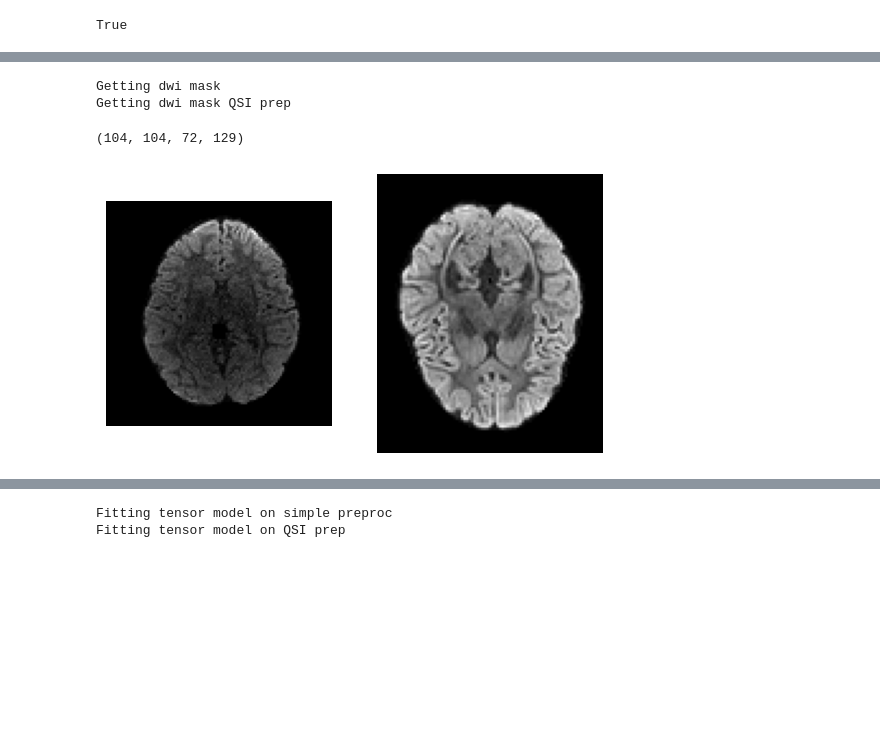
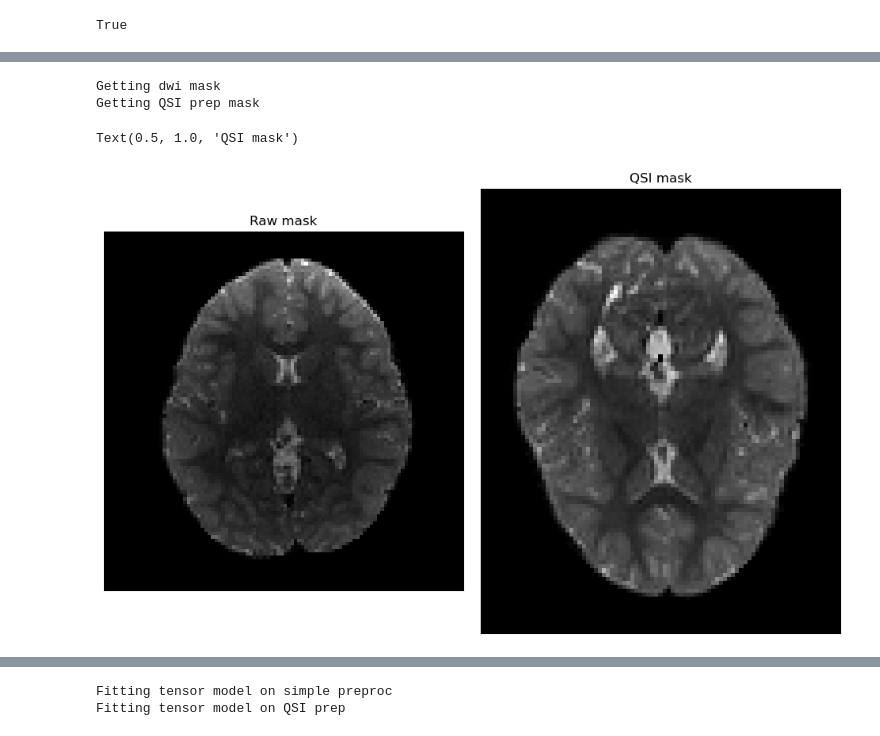
Before and after one commit to NeuroHackademy2024/diffusion-mri, a Jupyter notebook: code/004_recon_test_model_comp.ipynb, the cells around one changed output, grey strips where cells are left out. Saved outputs shown, nothing was run; the diff lists cells and outputs as text; code cells hidden in the pictures; blank space fills up the shorter version.

```diff
--- a/code/004_recon_test_model_comp.ipynb
+++ b/code/004_recon_test_model_comp.ipynb
@@ -168,32 +159,29 @@ plt.show()
 from dipy.segment.mask import median_otsu, multi_median
 
 print('Getting dwi mask')
-# Generates brian mask
-dwi_data_masked, dwi_mask = median_otsu(dwi_data, vol_idx=range(10, 50),
-                                        median_radius=5, numpass=2,
-                                        autocrop=False, dilate=2)
-
-print('Getting dwi mask QSI prep')
-dwi_data_masked_qsi, dwi_mask_qsi = median_otsu(dwi_data_qsi, vol_idx=range(10, 50),
-                                        median_radius=3, numpass=2,
-                                        autocrop=False, dilate=2)
+# Generates brian masks
+dwi_data_masked, dwi_mask = median_otsu(dwi_data, vol_idx = range(10, 50),
+                                        median_radius = 5, numpass = 3,
+                                        autocrop = False, dilate = 2)
+print('Getting QSI prep mask')
+dwi_data_masked_qsi, dwi_mask_qsi = median_otsu(dwi_data_qsi, vol_idx = range(10, 50),
+                                        median_radius = 3, numpass = 2,
+                                        autocrop = False, dilate = 2)
 # %% [output]
 Getting dwi mask
-Getting dwi mask QSI prep
+Getting QSI prep mask
-# %%
-print(dwi_data_masked.shape)
-# %% [output]
-(104, 104, 72, 129)
 # %%
 # quickly visualize the results to evaluate whether to adjust mask params (?)
 sli     = dwi_data_masked.shape[2] // 2
 sli_qsi = dwi_data_masked_qsi.shape[2] // 2
 
-plt.figure('Simple vs QSI')
-plt.subplot(1, 2, 1).set_axis_off()     # plot volume in the middle
-plt.imshow(dwi_data_masked[:, :, sli, 25].T, cmap='gray', origin='lower')    # plot dMRI in axial view, slice 35 of volume 0 (b0)
-plt.subplot(1, 2, 2).set_axis_off()     # plot volume in the right
-plt.imshow(dwi_data_masked_qsi[:, :, sli_qsi, 25].T, cmap='gray', origin='lower')   # plot dMRI in axial view, slice 35 of volume 24
-plt.show()
+# Plot both raw & QSI volumes after clipping mask
+fig1, ax = plt.subplots(1, 2, figsize=(12, 12), subplot_kw={'xticks': [], 'yticks': []})
+fig1.subplots_adjust(hspace=0.3, wspace=0.05)
+ax.flat[0].imshow(dwi_data_masked[:, :, sli, 0].T, cmap='gray', origin='lower')
+ax.flat[0].set_title('Raw mask')
+ax.flat[1].imshow(dwi_data_masked_qsi[:, :, sli_qsi, 0].T, cmap='gray', origin='lower')
+ax.flat[1].set_title('QSI mask')
 # %% [output]
+Text(0.5, 1.0, 'QSI mask')
-[figure, old version]
+[figure, new version]
```
Also changed, not shown: parts of 18 cells of this notebook.
